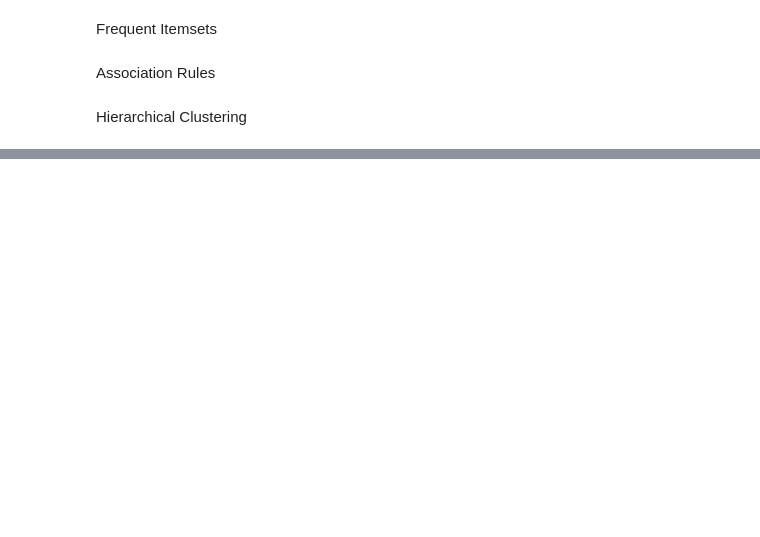
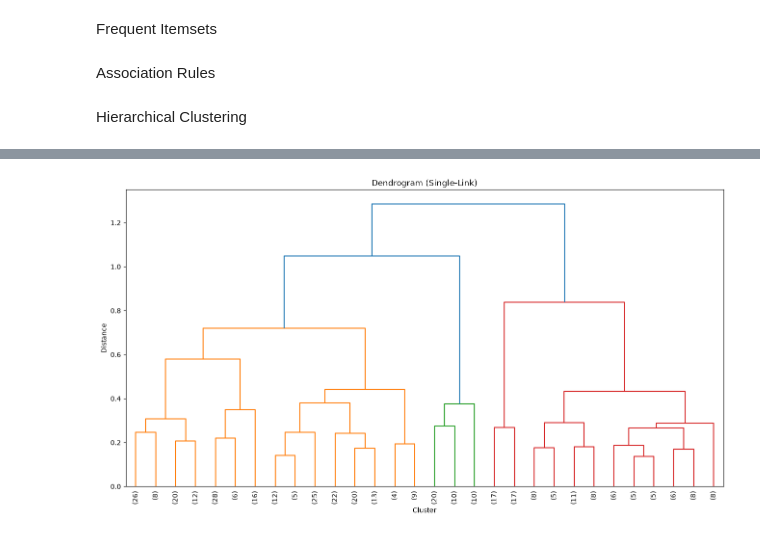
Before and after one commit to dburkhart07/CS-6220, a Jupyter notebook: homework4/homework4.ipynb, the cells around one changed output, grey strips where cells are left out. Saved outputs shown, nothing was run; the diff lists cells and outputs as text; code cells hidden in the pictures; blank space fills up the shorter version.

```diff
--- a/homework4/homework4.ipynb
+++ b/homework4/homework4.ipynb
@@ -150,0 +272,38 @@ Hierarchical Clustering
+# %%
+# Run HAC with single-link (min distance)
+merge_history = hierarchical_agglomerative_clustering(data, max)
+
+# Convert merge_history into scipy linkage matrix format
+# Each row: [cluster_1_id, cluster_2_id, distance, size_of_new_cluster]
+n = len(data)
+
+# Map from our cluster sets to linkage IDs
+# Original points are 0..n-1, merged clusters get IDs n, n+1, ...
+cluster_to_linkage_id = {frozenset({i}): i for i in range(n)}
+linkage_matrix = []
+
+for step, merge in enumerate(merge_history):
+  c1 = frozenset(merge['cluster_1'])
+  c2 = frozenset(merge['cluster_2'])
+  dist = merge['distance']
+  new_cluster = c1 | c2
+
+  id1 = cluster_to_linkage_id[c1]
+  id2 = cluster_to_linkage_id[c2]
+  new_id = n + step
+  cluster_to_linkage_id[new_cluster] = new_id
+
+  # Record the corresponds data points being merged together from each, the distance, and how many original data points make up this cluster
+  linkage_matrix.append([id1, id2, dist, len(new_cluster)])
+
+linkage_matrix = np.array(linkage_matrix)
+
+# Plot dendrogram
+plt.figure(figsize=(16, 8))
+dendrogram(linkage_matrix, truncate_mode='lastp', p=30, leaf_rotation=90)
+plt.title('Dendrogram (Single-Link)')
+plt.xlabel('Cluster')
+plt.ylabel('Distance')
+plt.show()
+# %% [output]
+[figure, added]
```
Also changed, not shown: parts of 8 cells of this notebook, 1 other file.
